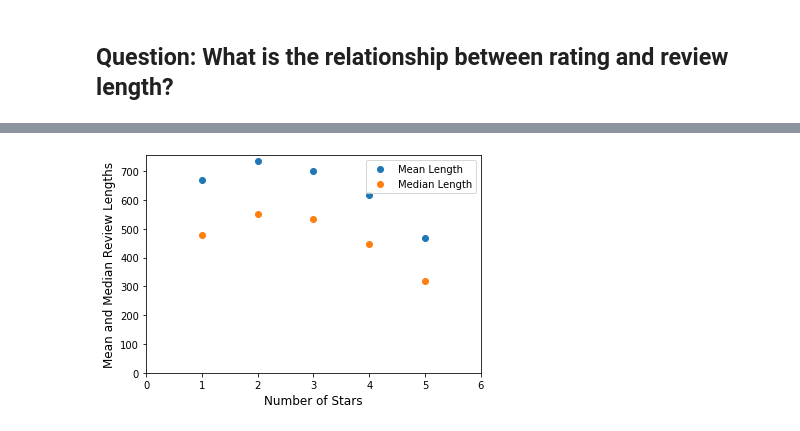
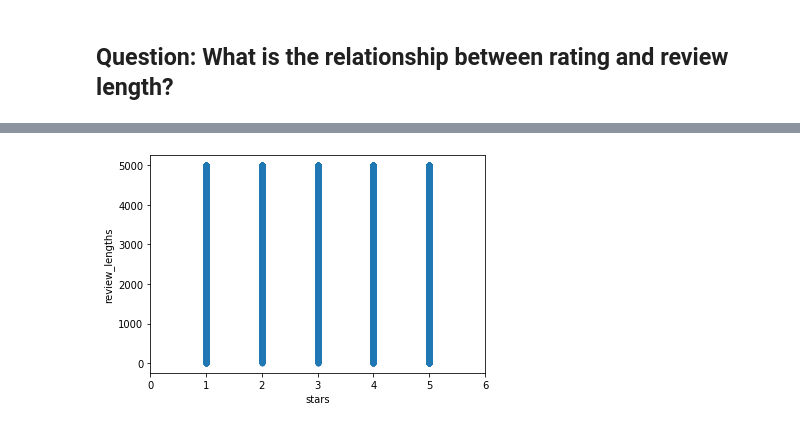
Before and after one commit to walkerpage/springboard, a Jupyter notebook: Capstone_Projects/Capstone_Project_1/Code/Capstone_Project_1_Data_Storytelling.ipynb, the cells around one changed output, grey strips where cells are left out. Saved outputs shown, nothing was run; the diff lists cells and outputs as text; code cells hidden in the pictures.

```diff
--- a/Capstone_Projects/Capstone_Project_1/Code/Capstone_Project_1_Data_Storytelling.ipynb
+++ b/Capstone_Projects/Capstone_Project_1/Code/Capstone_Project_1_Data_Storytelling.ipynb
@@ -342,11 +334,9 @@ plt.show()
-# %%
-_ = len_stats.plot(marker='.', linestyle='', ms=12)
-_ = plt.xticks(range(7))
-_ = plt.yticks([0, 100, 200, 300, 400, 500, 600, 700])
-_ = plt.xlabel('Number of Stars', fontsize='large')
-_ = plt.ylabel('Mean and Median Review Lengths', fontsize='large')
-_ = plt.legend(['Mean Length', 'Median Length'])
-
-plt.show()
-# %% [output]
-[figure, removed]
+# %%
+# Construct scatter plot comparing star ratings with review lengths
+# Shows that there is a wide range of lengths for each star rating
+_ = review_lens_df.plot.scatter('stars', 'review_lengths')
+_ = plt.xticks(range(7))
+
+plt.show()
+# %% [output]
+[figure, added]
```
Also changed, not shown: parts of 21 cells of this notebook.
